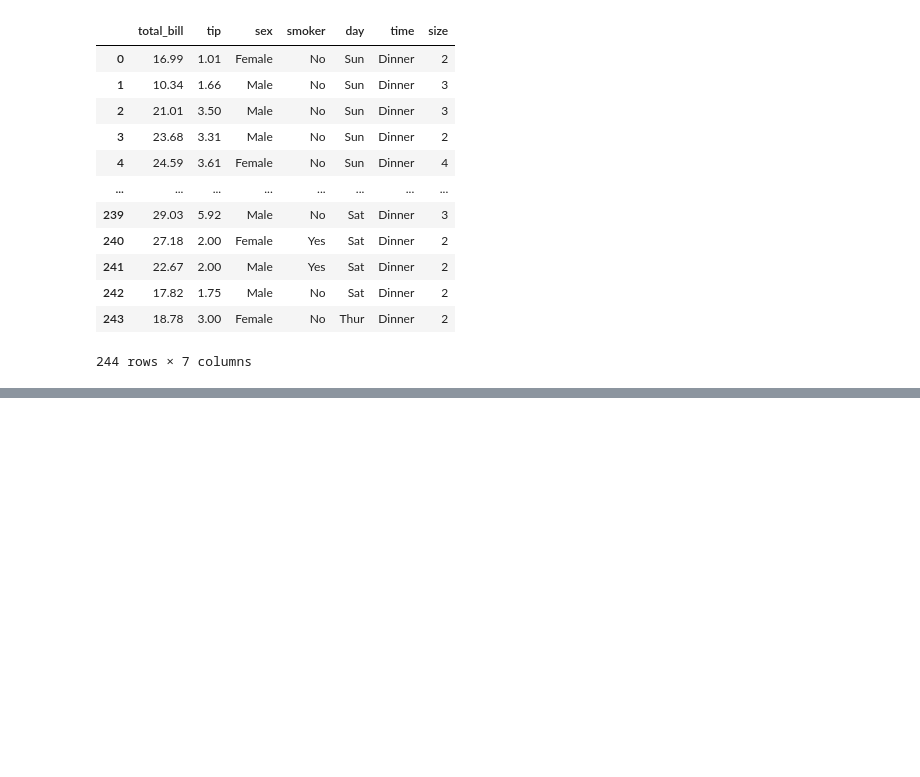
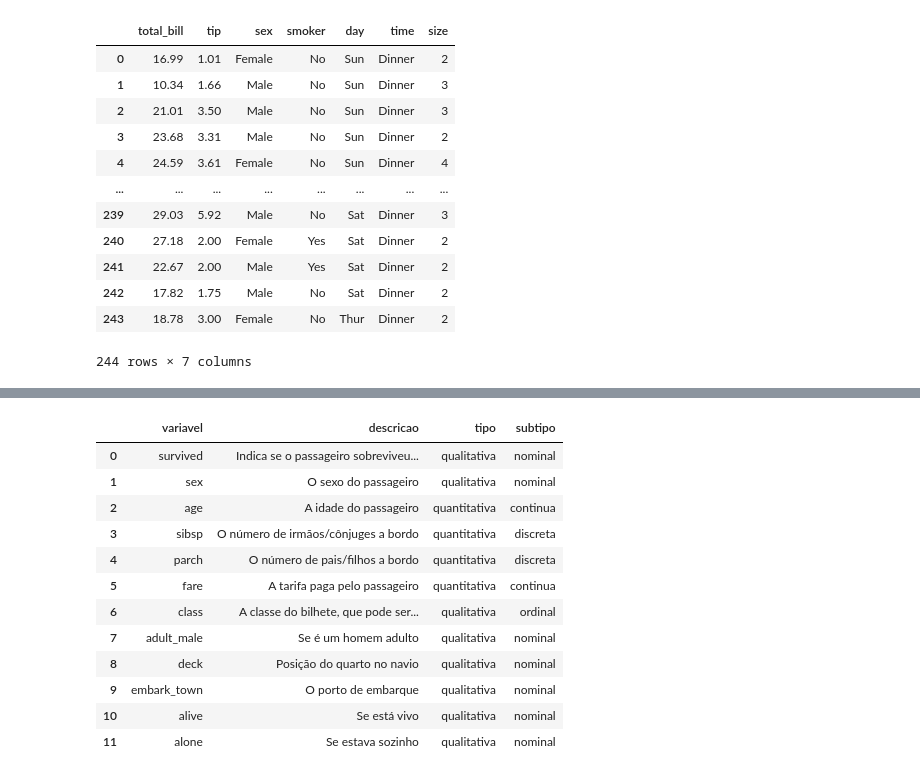
Before and after one commit to AlissonSal/avanti-bootcamp-cdd, a Jupyter notebook: notebooks/01-estatística-descritiva.ipynb, the cells around one changed output, grey strips where cells are left out. Saved outputs shown, nothing was run; the diff lists cells and outputs as text; code cells hidden in the pictures; blank space fills up the shorter version.

```diff
--- a/notebooks/01-estatística-descritiva.ipynb
+++ b/notebooks/01-estatística-descritiva.ipynb
@@ -21,0 +208,81 @@ df
+# %%
+df2_dict = pd.DataFrame ([
+    {
+        "variavel": "survived",
+        "descricao": "Indica se o passageiro sobreviveu ou não",
+        "tipo" : "qualitativa",
+        "subtipo": "nominal"
+    }, {
+        "variavel": "sex",
+        "descricao": "O sexo do passageiro",
+        "tipo" : "qualitativa",
+        "subtipo": "nominal"
+    }, {
+        "variavel": "age",
+        "descricao": "A idade do passageiro",
+        "tipo" : "quantitativa",
+        "subtipo": "continua"
+    }, {
+        "variavel": "sibsp",
+        "descricao": "O número de irmãos/cônjuges a bordo",
+        "tipo" : "quantitativa",
+        "subtipo": "discreta"
+    }, {
+        "variavel": "parch",
+        "descricao": "O número de pais/filhos a bordo",
+        "tipo" : "quantitativa",
+        "subtipo": "discreta"
+    },{
+        "variavel": "fare",
+        "descricao": "A tarifa paga pelo passageiro",
+        "tipo" : "quantitativa",
+        "subtipo": "continua"
+    }, {
+        "variavel": "class",
+        "descricao": "A classe do bilhete, que pode ser 1ª classe, 2ª classe ou 3ª classe",
+        "tipo" : "qualitativa",
+        "subtipo": "ordinal"
+    }, {
+        "variavel": "adult_male",
+        "descricao": "Se é um homem adulto",
+        "tipo" : "qualitativa",
+        "subtipo": "nominal"
+    }, {
+        "variavel": "deck",
+        "descricao": "Posição do quarto no navio",
+        "tipo" : "qualitativa",
+        "subtipo": "nominal"
+    }, {
+        "variavel": "embark_town",
+        "descricao": "O porto de embarque",
+        "tipo" : "qualitativa",
+        "subtipo": "nominal"
+    }, {
+        "variavel": "alive",
+        "descricao": "Se está vivo",
+        "tipo" : "qualitativa",
+        "subtipo": "nominal"
+    }, {
+        "variavel": "alone",
+        "descricao": "Se estava sozinho",
+        "tipo" : "qualitativa",
+        "subtipo": "nominal"
+    }
+
+])
+
+df2_dict
+# %% [output]
+|  | variavel | descricao | tipo | subtipo |
+| 0 | survived | Indica se o passageiro sobreviveu... | qualitativa | nominal |
+| 1 | sex | O sexo do passageiro | qualitativa | nominal |
+| 2 | age | A idade do passageiro | quantitativa | continua |
+| 3 | sibsp | O número de irmãos/cônjuges a bordo | quantitativa | discreta |
+| 4 | parch | O número de pais/filhos a bordo | quantitativa | discreta |
+| 5 | fare | A tarifa paga pelo passageiro | quantitativa | continua |
+| 6 | class | A classe do bilhete, que pode ser... | qualitativa | ordinal |
+| 7 | adult_male | Se é um homem adulto | qualitativa | nominal |
+| 8 | deck | Posição do quarto no navio | qualitativa | nominal |
+| 9 | embark_town | O porto de embarque | qualitativa | nominal |
+| 10 | alive | Se está vivo | qualitativa | nominal |
+| 11 | alone | Se estava sozinho | qualitativa | nominal |
```
Also changed, not shown: parts of 25 cells of this notebook.
